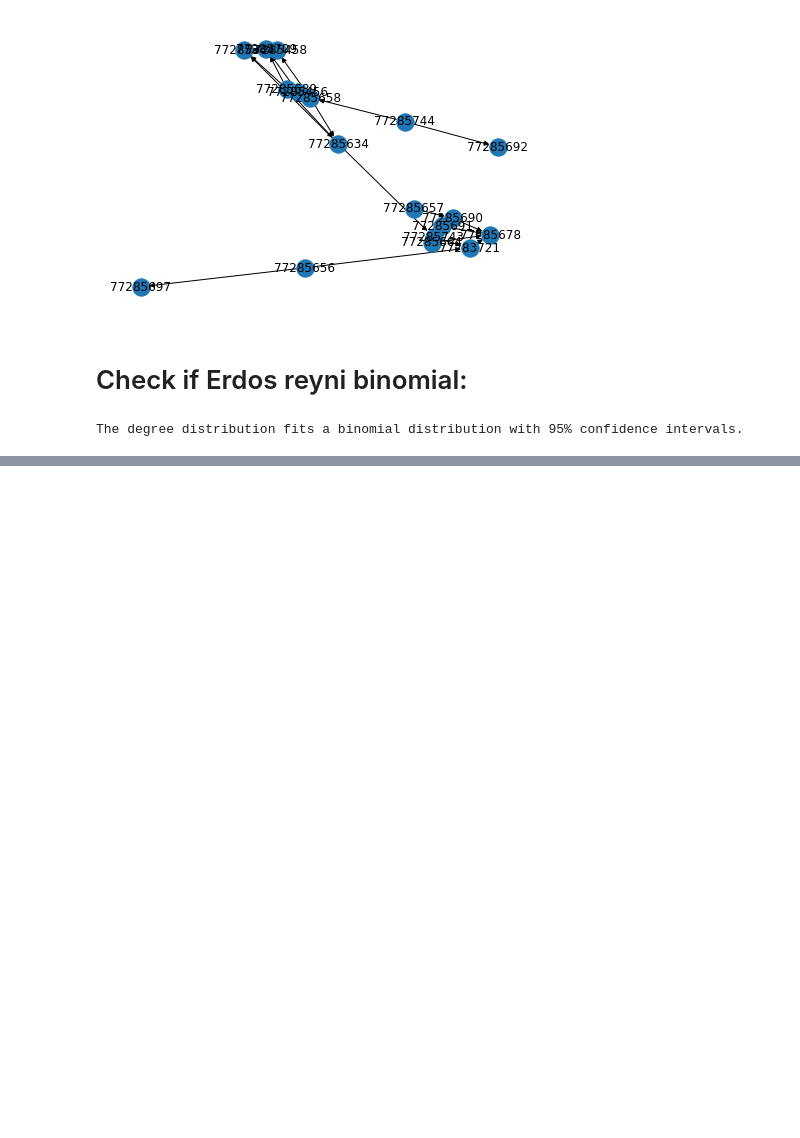
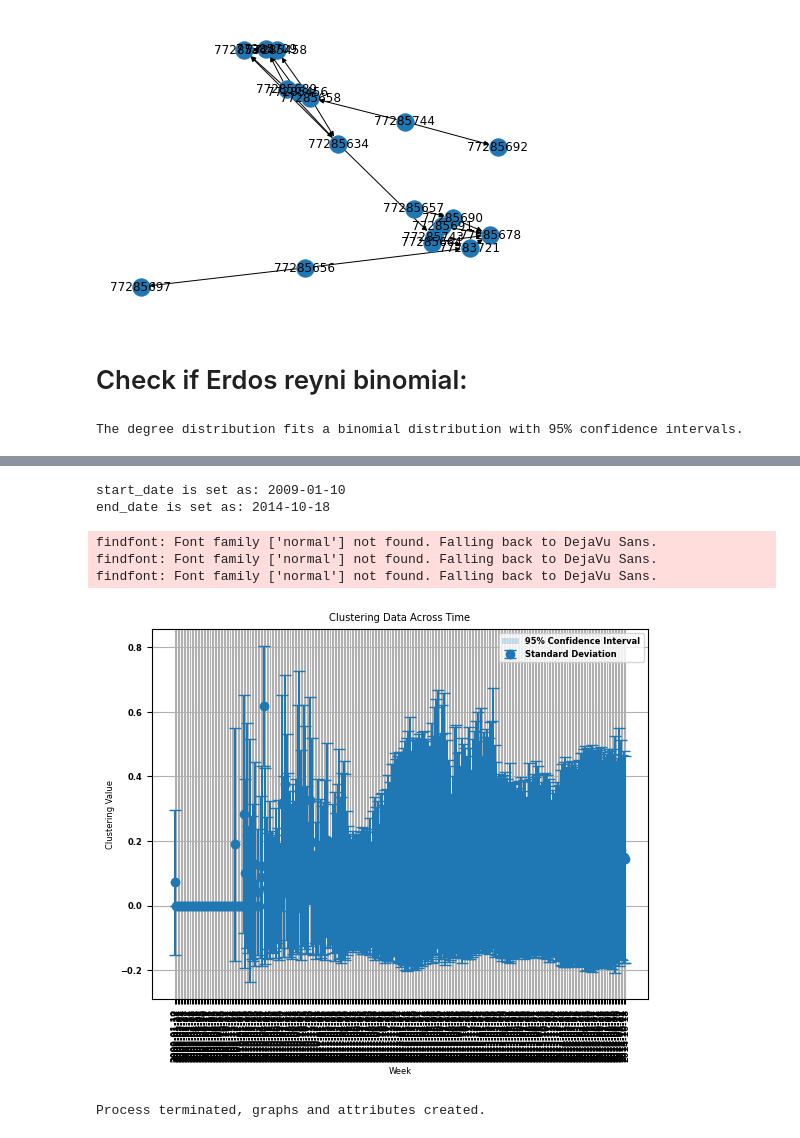
Before and after one commit to ayassine96/paint-black, a Jupyter notebook: zarr_test.ipynb, the cells around one changed output, grey strips where cells are left out. Drawn from its saved outputs; the diff is of its cells as text; code cells hidden in the pictures; blank space fills up the shorter version.

Commit message:
community non parralel version

```diff
--- a/zarr_test.ipynb
+++ b/zarr_test.ipynb
@@ -453,7 +462,7 @@ import networkx as nx
 import scipy.stats as stats
 
 # Generate a random graph
-G = ER
+G = nx.read_graphml("2010-01-16.graphml.bz2")
 
 # Calculate the degree distribution
 degrees = [deg for node, deg in G.degree()]
@@ -526,0 +681,18 @@ Inplace swapped random graph: 18 nodes, 21 edges
+# %%
+def daterange(date1, date2, by=1):
+    return [  date1 + timedelta(n) for n in range(0, int((date2 - date1).days)+1, by) ]
+
+start_date = datetime.strptime("2009-01-10", "%Y-%m-%d").date()
+end_date = datetime.strptime("2018-05-12", "%Y-%m-%d").date()
+print(f'start_date is set as: {start_date}')
+print(f'end_date is set as: {end_date}')
+
+datelist = daterange(start_date, end_date, by=7)
+tqdm_bar = tqdm(datelist, desc="processed files")
+
+for timeunit in tqdm_bar:
+    # build_network_with_attributes(timeunit)
+    print("current:", timeunit, "previous:", timeunit - timedelta(7))
+
+
+print('Process terminated, graphs and attributes created.')
@@ -526,0 +887,60 @@ Inplace swapped random graph: 18 nodes, 21 edges
+# %%
+def daterange(date1, date2, by=1):
+    return [  date1 + timedelta(n) for n in range(0, int((date2 - date1).days)+1, by) ]
+
+start_date = datetime.strptime("2009-01-10", "%Y-%m-%d").date()
+end_date = datetime.strptime("2014-10-18", "%Y-%m-%d").date()
+print(f'start_date is set as: {start_date}')
+print(f'end_date is set as: {end_date}')
+
+datelist = daterange(start_date, end_date, by=7)
+tqdm_bar = tqdm(datelist, desc="processed files")
+
+x_values = []
+y_values_mean = []
+y_values_std = []
+confidence_intervals = []
+
+for timeunit in tqdm_bar:
+    networks_path = f"/srv/abacus-1/bitcoin_darknet/grayscale_op_ali/heur_1_data_v3/heur_1_networks_full/week"
+    unit_graph_file = f"{networks_path}/{timeunit}.graphml.bz2"
+    try:
+        g = gt.load_graph(unit_graph_file)
+        ER = gt.GraphView(g, directed=True) # Get graph view for random version
+    except OSError:
+        continue
+    # build_network_with_attributes(timeunit)
+    clustering = gt.local_clustering(g).a
+
+    x_values.append(timeunit.strftime('%Y-%m-%d'))
+    y_values_mean.append(float(np.mean(clustering)))
+    y_values_std.append(float(np.std(clustering)))
+    confidence_intervals.append(1.96 * np.std(clustering) / np.sqrt(len(clustering)))
+
+font = {'family' : 'normal',
+        'weight' : 'bold',
+        'size'   : 6}
+
+matplotlib.rc('font', **font)
+
+plt.errorbar(x_values, y_values_mean, yerr=y_values_std, fmt='o', capsize=4, label='Standard Deviation')
+plt.fill_between(x_values, np.subtract(y_values_mean, confidence_intervals), np.add(y_values_mean, confidence_intervals), alpha=0.2, label='95% Confidence Interval')
+plt.xticks(rotation=90)
+plt.xlabel('Week')
+plt.ylabel('Clustering Value')
+plt.title('Clustering Data Across Time')
+plt.legend()
+plt.grid(True)
+plt.show()
+
+
+
+print('Process terminated, graphs and attributes created.')
+# %% [output]
+start_date is set as: 2009-01-10
+end_date is set as: 2014-10-18
+findfont: Font family ['normal'] not found. Falling back to DejaVu Sans.
+findfont: Font family ['normal'] not found. Falling back to DejaVu Sans.
+findfont: Font family ['normal'] not found. Falling back to DejaVu Sans.
+[figure, added]
+Process terminated, graphs and attributes created.
```
Also changed, not shown: parts of 38 cells of this notebook, 18 other files.
